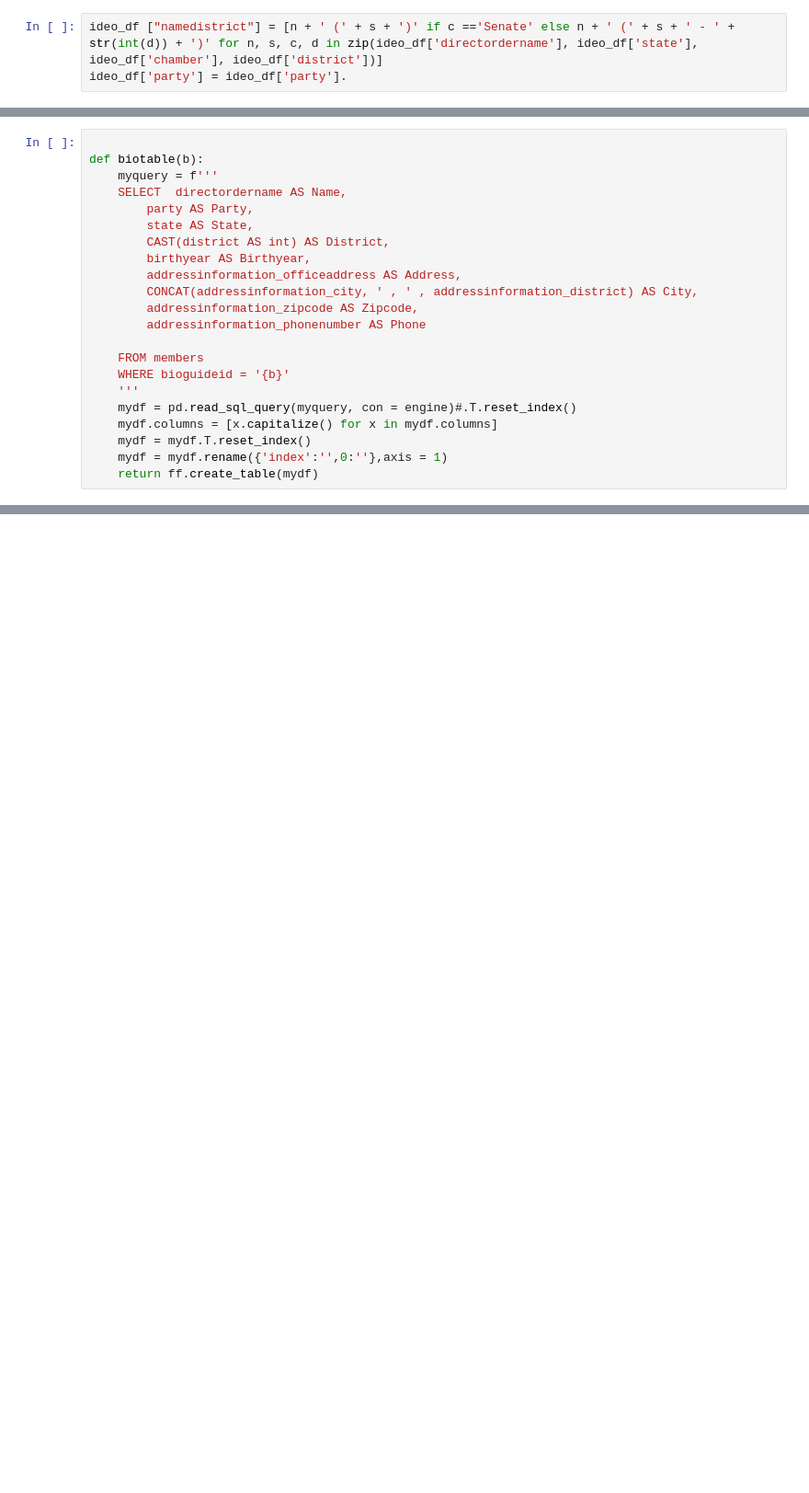
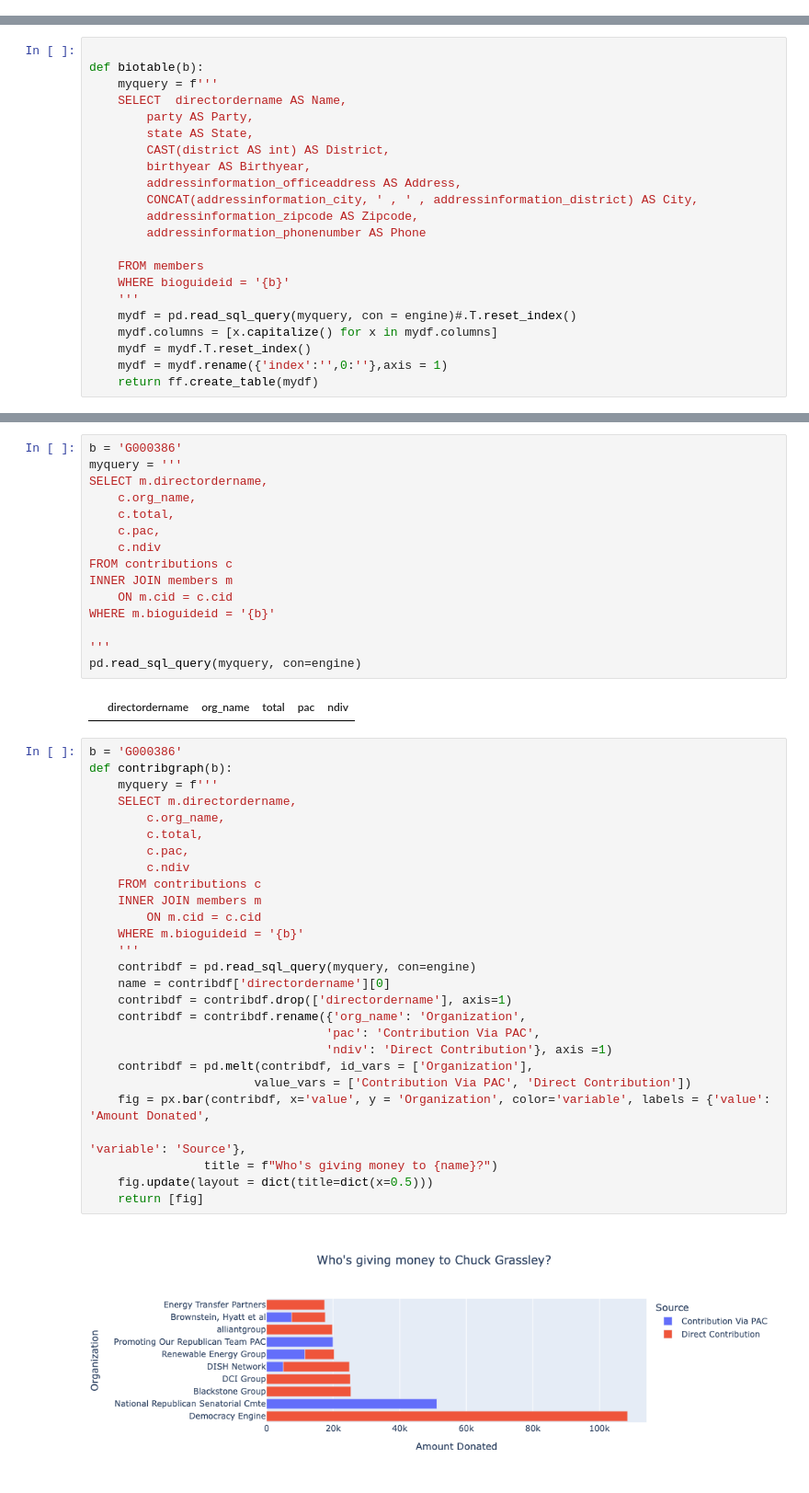
Before and after one commit to Runtaozhou/Contrans2023, a Jupyter notebook: dashboard.ipynb, the cells around one changed output, grey strips where cells are left out. Shown at 92% size. Cells and saved outputs as stored; diff of their text form; blank space fills up the shorter version.

```diff
--- a/dashboard.ipynb
+++ b/dashboard.ipynb
@@ -57,9 +89,6 @@ FROM members m
 ideo_df = pd.read_sql_query(myquery, engine)
 ideo_df['chamber'] = ideo_df['district'].isnull()
 ideo_df['chamber'] = ideo_df['chamber'].replace({True:'Senate', False: 'House of Representatives'})
-# %%
-ideo_df ["namedistrict"] = [n + ' (' + s + ')' if c =='Senate' else n + ' (' + s + ' - ' + str(int(d)) + ')' for n, s, c, d in zip(ideo_df['directordername'], ideo_df['state'], ideo_df['chamber'], ideo_df['district'])]
-ideo_df['party'] = ideo_df['party'].
 # %%
 def ideograph(b):
     ideo2 = ideo_df.query(f'bioguideid == ')
@@ -234,0 +355,46 @@ biotable('A000370')
+# %%
+b = 'G000386'
+myquery = '''
+SELECT m.directordername,
+    c.org_name,
+    c.total,
+    c.pac,
+    c.ndiv
+FROM contributions c
+INNER JOIN members m
+    ON m.cid = c.cid
+WHERE m.bioguideid = '{b}'
+
+'''
+pd.read_sql_query(myquery, con=engine)
+# %% [output]
+|  | directordername | org_name | total | pac | ndiv |
+# %%
+b = 'G000386'
+def contribgraph(b):
+    myquery = f'''
+    SELECT m.directordername,
+        c.org_name,
+        c.total,
+        c.pac,
+        c.ndiv
+    FROM contributions c
+    INNER JOIN members m
+        ON m.cid = c.cid
+    WHERE m.bioguideid = '{b}'
+    '''
+    contribdf = pd.read_sql_query(myquery, con=engine)
+    name = contribdf['directordername'][0]
+    contribdf = contribdf.drop(['directordername'], axis=1)
+    contribdf = contribdf.rename({'org_name': 'Organization',
+                                 'pac': 'Contribution Via PAC',
+                                 'ndiv': 'Direct Contribution'}, axis =1)
+    contribdf = pd.melt(contribdf, id_vars = ['Organization'],
+                       value_vars = ['Contribution Via PAC', 'Direct Contribution'])
+    fig = px.bar(contribdf, x='value', y = 'Organization', color='variable', labels = {'value': 'Amount Donated',
+                                                                                      'variable': 'Source'},
+                title = f"Who's giving money to {name}?")
+    fig.update(layout = dict(title=dict(x=0.5)))
+    return [fig]
+# %% [output]
+[figure, added]
```
Also changed, not shown: parts of 8 cells of this notebook, 3 other files.
